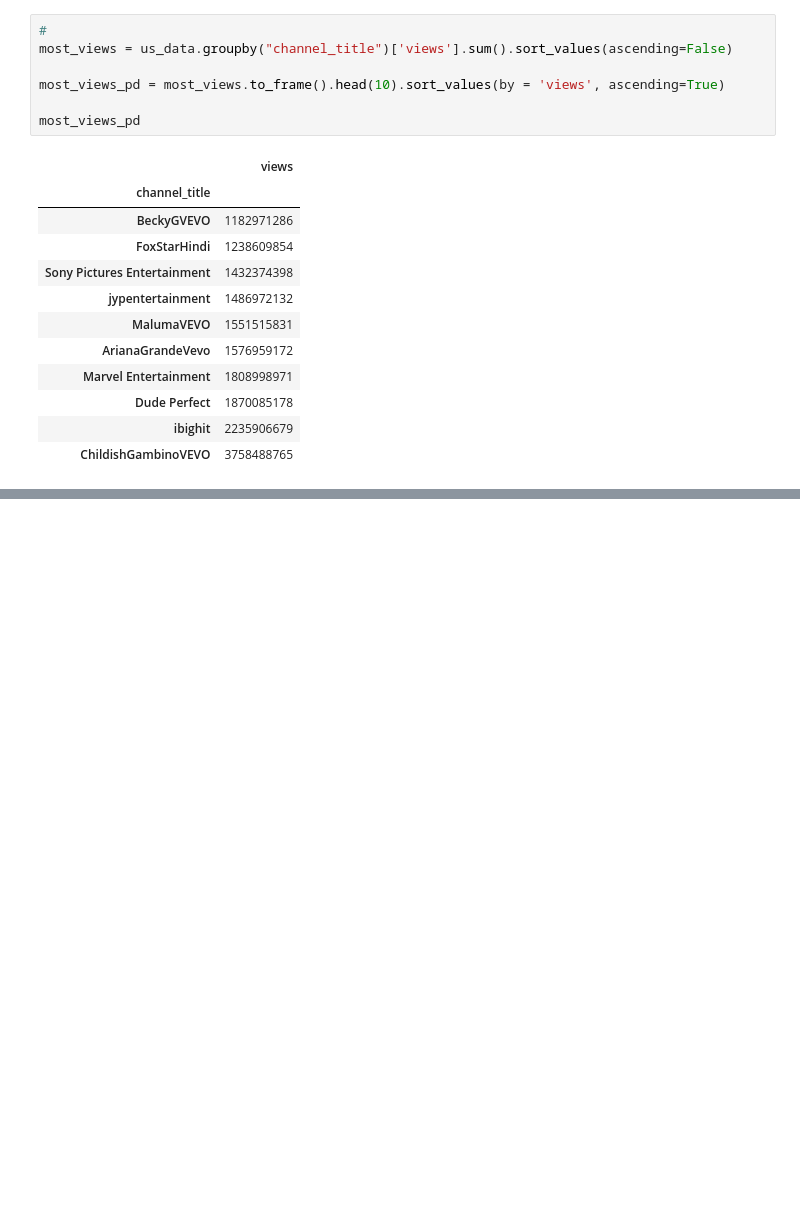
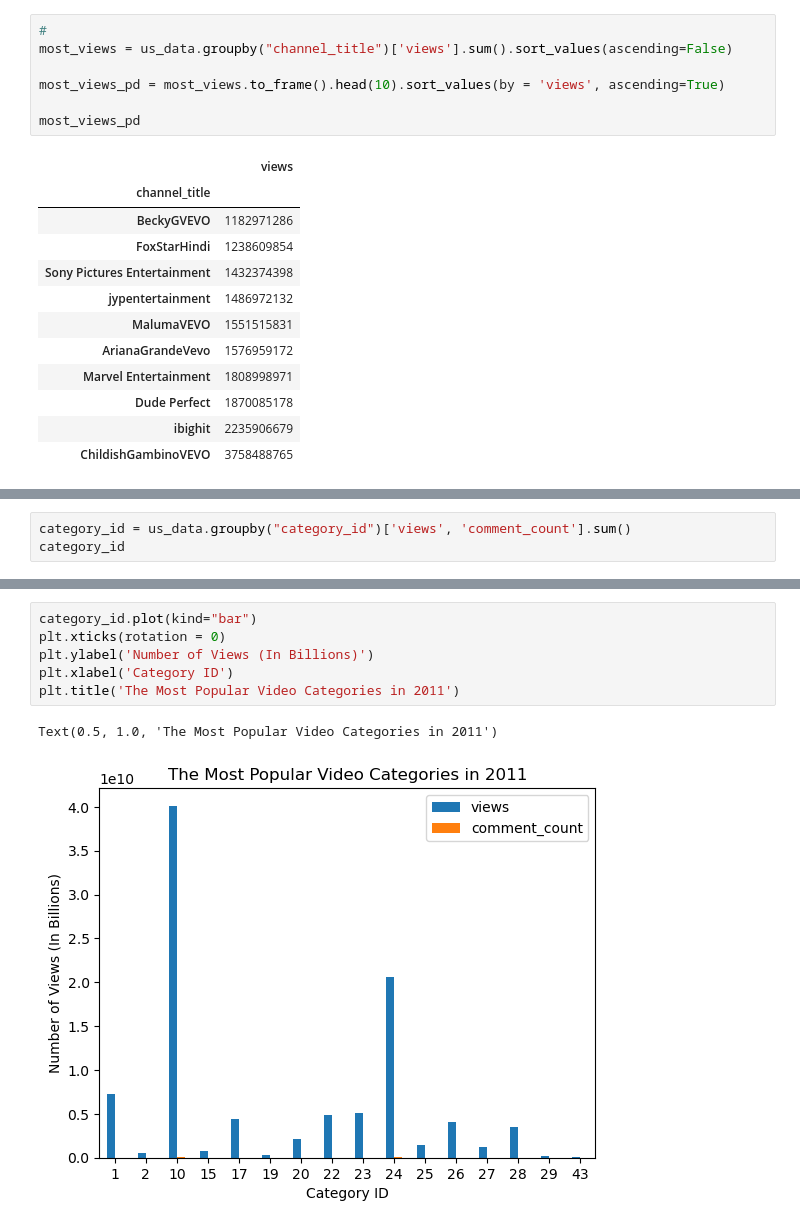
Before and after one commit to tralinde/tralinde_EDA_group_presentation, a Jupyter notebook: notebooks/youtube_EDA.ipynb, the cells around one changed output, grey strips where cells are left out. Saved outputs shown, nothing was run; the diff lists cells and outputs as text; blank space fills up the shorter version.

Commit message:
added graph that shows most popular video categories and updated readme

```diff
--- a/notebooks/youtube_EDA.ipynb
+++ b/notebooks/youtube_EDA.ipynb
@@ -47,3 +47,6 @@ plt.title('The most viewed YouTube Channels in 2011')
 # %% [output]
 Text(0.5, 1.0, 'The most viewed YouTube Channels in 2011')
 [figure]
+# %%
+category_id = us_data.groupby("category_id")['views', 'comment_count'].sum()
+category_id
@@ -49,0 +72,9 @@ Text(0.5, 1.0, 'The most viewed YouTube Channels in 2011')
+# %%
+category_id.plot(kind="bar")
+plt.xticks(rotation = 0)
+plt.ylabel('Number of Views (In Billions)')
+plt.xlabel('Category ID')
+plt.title('The Most Popular Video Categories in 2011')
+# %% [output]
+Text(0.5, 1.0, 'The Most Popular Video Categories in 2011')
+[figure, added]
```
Also changed, not shown: parts of 2 cells of this notebook, 3 other files.
